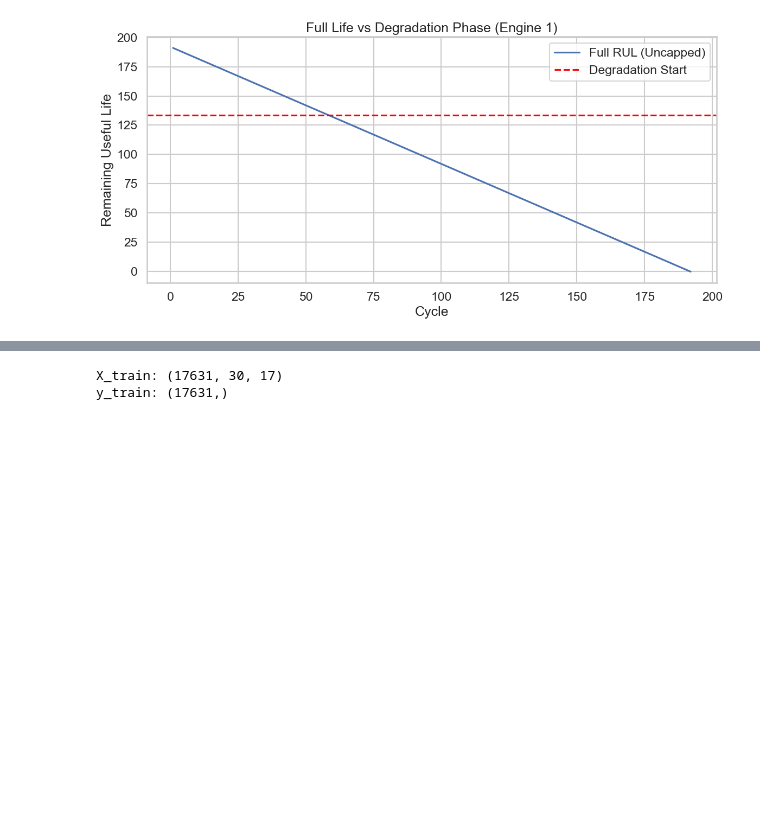
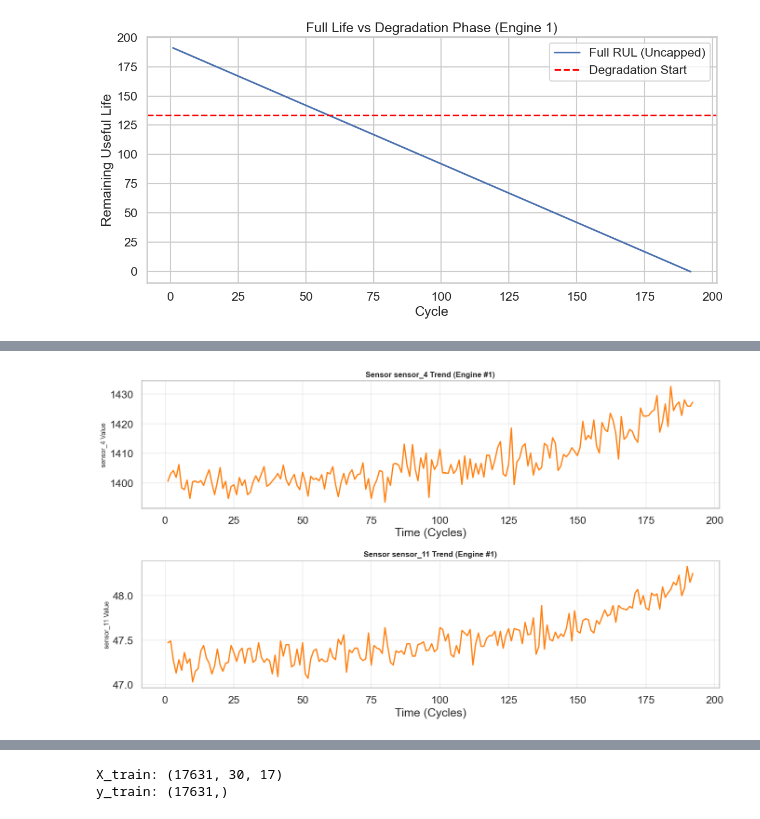
Before and after one commit to Hacknova49/Team-ID-25KTJAI-S353398-AI-Hackathon-, a Jupyter notebook: test1.ipynb, the cells around one changed output, grey strips where cells are left out. Cells and saved outputs as stored; diff of their text form; code cells hidden in the pictures; blank space fills up the shorter version.

```diff
--- a/test1.ipynb
+++ b/test1.ipynb
@@ -277,0 +320,18 @@ Index(['engine_id', 'cycle', 'op_setting_1', 'op_setting_2', 'op_setting_3',
+# %%
+top_sensors = ['sensor_4', 'sensor_11']
+sample_unit = 1
+
+fig, ax = plt.subplots(len(top_sensors), 1, figsize=(14, 8))
+
+for i, sensor in enumerate(top_sensors):
+    unit_data = train_df[train_df['engine_id'] == sample_unit]
+    ax[i].plot(unit_data['cycle'], unit_data[sensor], color='#ff7f0e', linewidth=2)
+    ax[i].set_title(f'Sensor {sensor} Trend (Engine #{sample_unit})', fontsize=12, fontweight='bold')
+    ax[i].set_ylabel(f'{sensor} Value', fontsize=10)
+    ax[i].set_xlabel('Time (Cycles)')
+    ax[i].grid(True, alpha=0.3)
+
+plt.tight_layout()
+plt.show()
+# %% [output]
+[figure, added]
```
Also changed, not shown: parts of 9 cells of this notebook.
